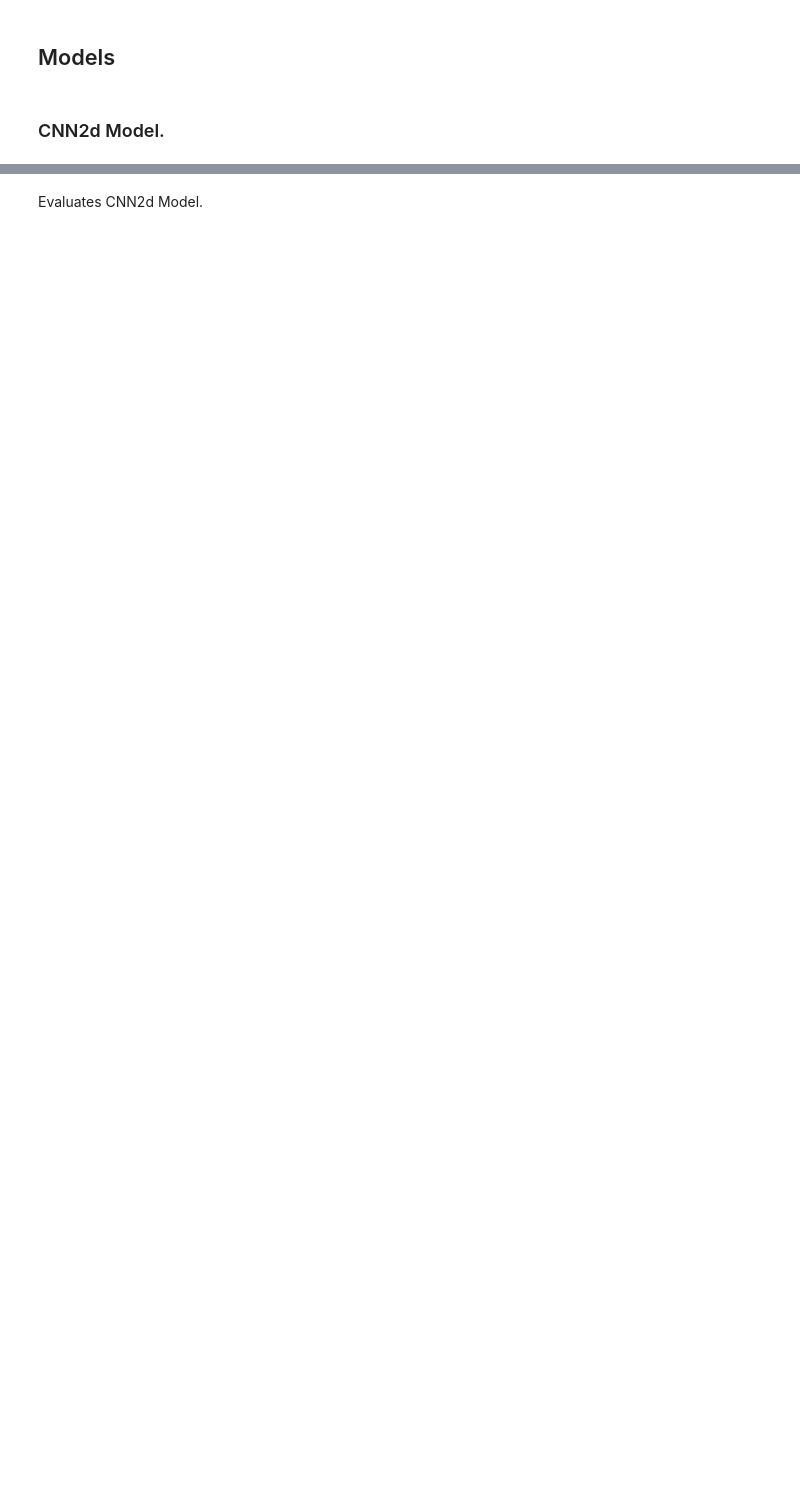
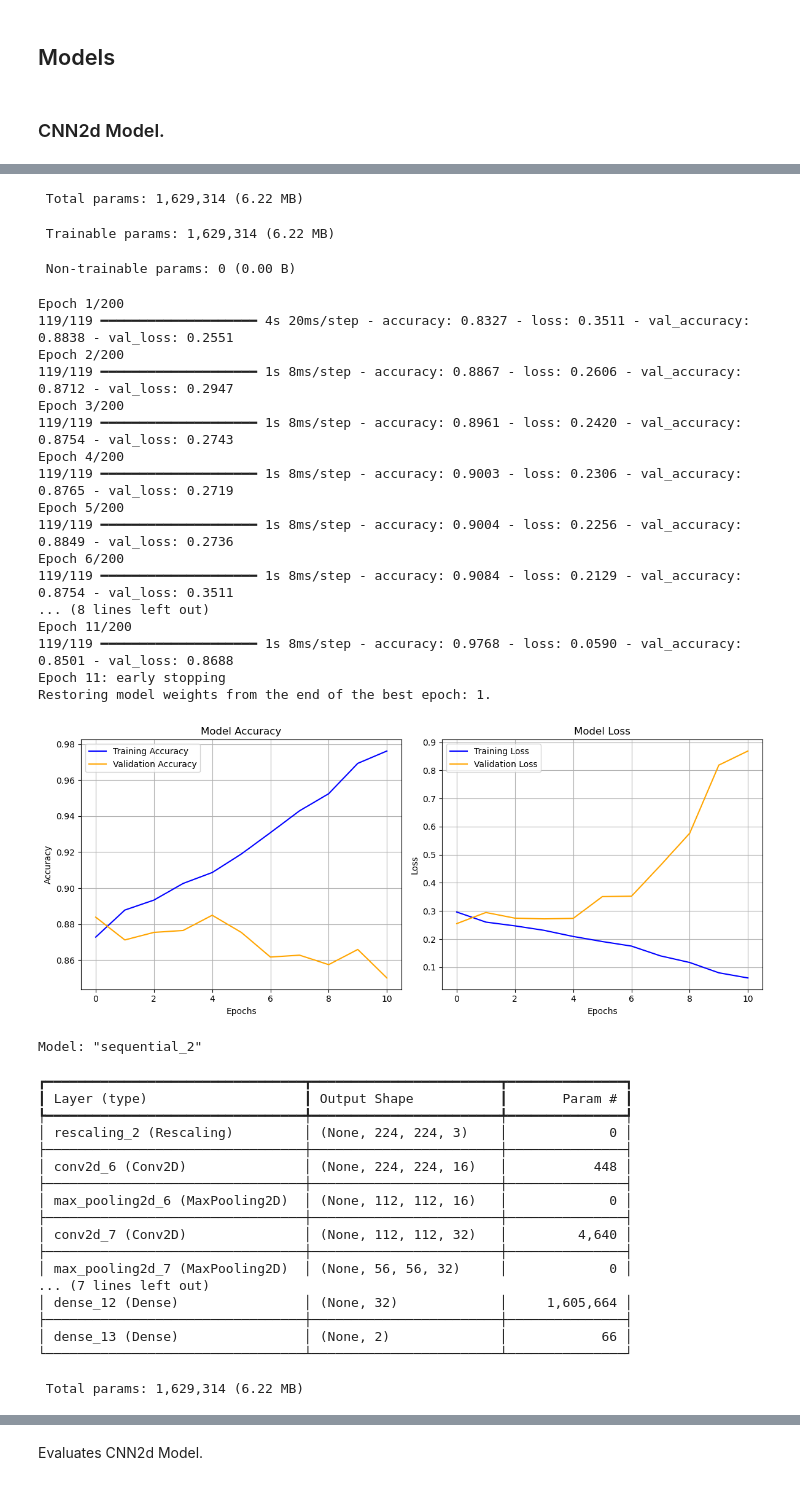
Before and after one commit to MarkDuek/cartesius-tech-challenge, a Jupyter notebook: image_prediction.ipynb, the cells around one changed output, grey strips where cells are left out. Drawn from its saved outputs; the diff is of its cells as text; code cells hidden in the pictures; blank space fills up the shorter version.

```diff
--- a/image_prediction.ipynb
+++ b/image_prediction.ipynb
@@ -227,0 +249,11 @@ def plot_training_history(history):
+# %%
+def define_early_stopping():
+    # Define EarlyStopping callback
+    early_stopping = EarlyStopping(
+        monitor='val_loss',   # Monitor validation loss
+        patience=PATIENCE,          # Stop training if val_loss doesn't improve for PATIENCE
+        restore_best_weights=True,  # Restore the best model weights after stopping
+        verbose=1
+    )
+
+    return early_stopping
@@ -311,0 +370,22 @@ plot_training_history(history)
+# %%
+cnn2d_stock_models, cnn2d_stock_histories = [], []
+for train_ds, val_ds in zip(train_dfs, val_dfs):
+    cnn2d_stock_model = cnn2d_model()
+
+    # Display the model architecture
+    cnn2d_stock_model.summary()
+
+    cnn2d_earlystopping = define_early_stopping()
+
+    # Train the model on the training dataset and validate using val_ds for the specified number of epochs
+    history = cnn2d_stock_model.fit(
+        train_ds,                   # Training dataset
+        validation_data=val_ds,     # Validation dataset
+        epochs=EPOCHS,               # Number of training epochs
+        callbacks=[cnn2d_earlystopping]
+    )
+
+    cnn2d_stock_models.append(cnn2d_stock_model)
+    cnn2d_stock_histories.append(history)
+    plot_training_history(history)
+# %% [output]
@@ -311,0 +410,40 @@ plot_training_history(history)
+ Total params: 1,629,314 (6.22 MB)
+ Trainable params: 1,629,314 (6.22 MB)
+ Non-trainable params: 0 (0.00 B)
+Epoch 1/200
+119/119 ━━━━━━━━━━━━━━━━━━━━ 4s 20ms/step - accuracy: 0.8327 - loss: 0.3511 - val_accuracy: 0.8838 - val_loss: 0.2551
+Epoch 2/200
+119/119 ━━━━━━━━━━━━━━━━━━━━ 1s 8ms/step - accuracy: 0.8867 - loss: 0.2606 - val_accuracy: 0.8712 - val_loss: 0.2947
+Epoch 3/200
+119/119 ━━━━━━━━━━━━━━━━━━━━ 1s 8ms/step - accuracy: 0.8961 - loss: 0.2420 - val_accuracy: 0.8754 - val_loss: 0.2743
+Epoch 4/200
+119/119 ━━━━━━━━━━━━━━━━━━━━ 1s 8ms/step - accuracy: 0.9003 - loss: 0.2306 - val_accuracy: 0.8765 - val_loss: 0.2719
+Epoch 5/200
+119/119 ━━━━━━━━━━━━━━━━━━━━ 1s 8ms/step - accuracy: 0.9004 - loss: 0.2256 - val_accuracy: 0.8849 - val_loss: 0.2736
+Epoch 6/200
+119/119 ━━━━━━━━━━━━━━━━━━━━ 1s 8ms/step - accuracy: 0.9084 - loss: 0.2129 - val_accuracy: 0.8754 - val_loss: 0.3511
+... (8 lines left out)
+Epoch 11/200
+119/119 ━━━━━━━━━━━━━━━━━━━━ 1s 8ms/step - accuracy: 0.9768 - loss: 0.0590 - val_accuracy: 0.8501 - val_loss: 0.8688
+Epoch 11: early stopping
+Restoring model weights from the end of the best epoch: 1.
+[figure, added]
+Model: "sequential_2"
+┏━━━━━━━━━━━━━━━━━━━━━━━━━━━━━━━━━┳━━━━━━━━━━━━━━━━━━━━━━━━┳━━━━━━━━━━━━━━━┓
+┃ Layer (type)                    ┃ Output Shape           ┃       Param # ┃
+┡━━━━━━━━━━━━━━━━━━━━━━━━━━━━━━━━━╇━━━━━━━━━━━━━━━━━━━━━━━━╇━━━━━━━━━━━━━━━┩
+│ rescaling_2 (Rescaling)         │ (None, 224, 224, 3)    │             0 │
+├─────────────────────────────────┼────────────────────────┼───────────────┤
+│ conv2d_6 (Conv2D)               │ (None, 224, 224, 16)   │           448 │
+├─────────────────────────────────┼────────────────────────┼───────────────┤
+│ max_pooling2d_6 (MaxPooling2D)  │ (None, 112, 112, 16)   │             0 │
+├─────────────────────────────────┼────────────────────────┼───────────────┤
+│ conv2d_7 (Conv2D)               │ (None, 112, 112, 32)   │         4,640 │
+├─────────────────────────────────┼────────────────────────┼───────────────┤
+│ max_pooling2d_7 (MaxPooling2D)  │ (None, 56, 56, 32)     │             0 │
+... (7 lines left out)
+│ dense_12 (Dense)                │ (None, 32)             │     1,605,664 │
+├─────────────────────────────────┼────────────────────────┼───────────────┤
+│ dense_13 (Dense)                │ (None, 2)              │            66 │
+└─────────────────────────────────┴────────────────────────┴───────────────┘
+ Total params: 1,629,314 (6.22 MB)
```
Also changed, not shown: parts of 31 cells of this notebook.
